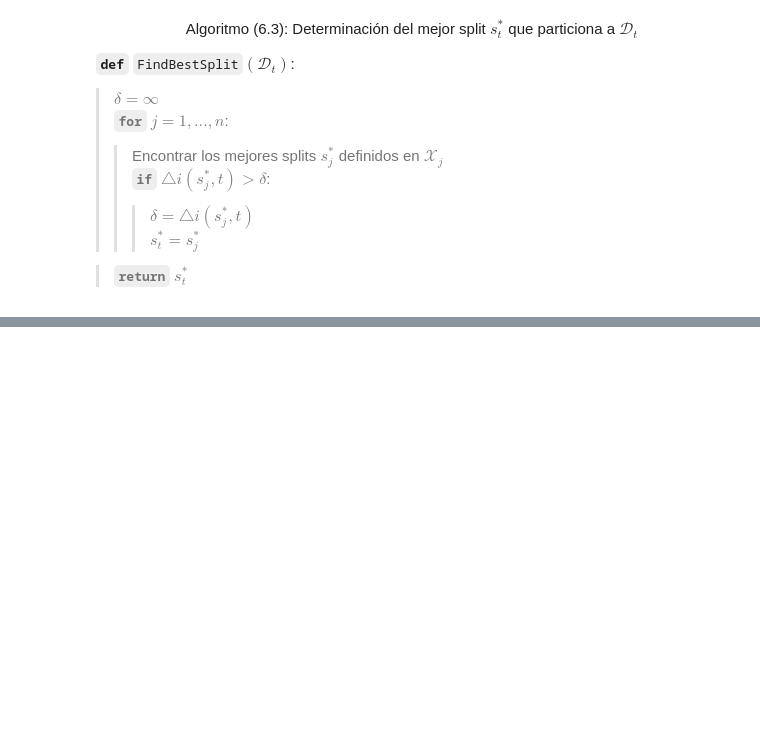
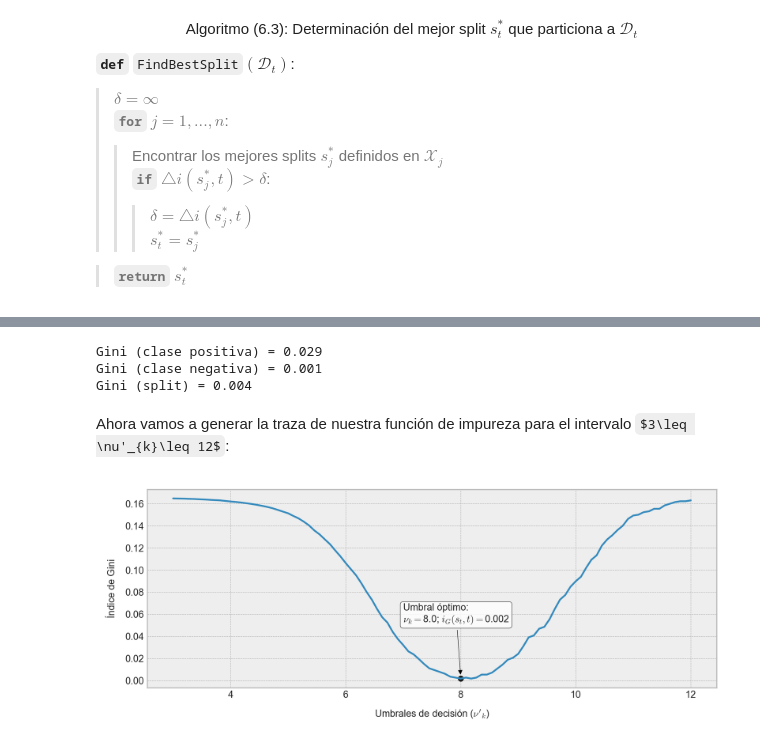
Before and after one commit to rquezadac/udd_data_science_lectures, a Jupyter notebook: PARTE II - Modelos de aprendizaje supervisado/clase_2_6.ipynb, the cells around one changed output, grey strips where cells are left out. Drawn from its saved outputs; the diff is of its cells as text; code cells hidden in the pictures; some formulas as TeX source; blank space fills up the shorter version.

Commit message:
grouping criterion for splitting

```diff
--- a/PARTE II - Modelos de aprendizaje supervisado/clase_2_6.ipynb
+++ b/PARTE II - Modelos de aprendizaje supervisado/clase_2_6.ipynb
@@ -884,0 +1066,43 @@ Como veremos más adelante, la complejidad de este algoritmo está acotada super
+# %%
+# Calculamos el índice de Gini para el umbral indicado.
+gini_val = calc_gini_impurity(df=data, val_col="value", label_col="label", pos_val="Positive", split_point=7.9, debug=True)
+# %% [output]
+Gini (clase positiva) = 0.029
+Gini (clase negativa) = 0.001
+Gini (split) = 0.004
+# %% [markdown]
+Ahora vamos a generar la traza de nuestra función de impureza para el intervalo $3\leq \nu'_{k}\leq 12$:
+# %%
+# Definimos un set de umbrales de decisión.
+thresholds = np.linspace(start=3, stop=12, num=100)
+# %%
+# Calculamos los índices de Gini para splits definidos por estos umbrales.
+gini_vals = []
+for thresh_k in thresholds:
+    gini_vals.append(
+        calc_gini_impurity(
+            df=data, val_col="value", label_col="label", pos_val="Positive",
+            split_point=thresh_k, debug=False,
+        )
+    )
+# %%
+# Visualizamos la traza de nuestra función de impureza basada en el índice de Gini.
+fig, ax = plt.subplots(figsize=(10, 4))
+ax.plot(thresholds, gini_vals, lw=2.0)
+ax.scatter(
+    thresholds[np.argmin(gini_vals)], np.min(gini_vals), s=40, marker="o",
+    color="k",
+)
+ax.annotate(
+    text="Umbral óptimo:\n" + r"$\nu_{k}=$"
+    + f"{thresholds[np.argmin(gini_vals)].round(3)}; " + r"$i_{G}(s_{t},t)=$"
+    + f"{np.min(gini_vals).round(3)}",
+    xy=(thresholds[np.argmin(gini_vals)], np.min(gini_vals) + 0.002),
+    xytext=(7.0, 0.06), size=11, va="center", arrowprops=dict(color="black", arrowstyle="-|>"),
+    bbox=dict(boxstyle="round", alpha=0.8, color="white", ec="black"),
+)
+ax.set_xlabel(r"Umbrales de decisión ($\nu'_{k}$)", fontsize=11, labelpad=10)
+ax.set_ylabel("Índice de Gini", fontsize=11, labelpad=10)
+plt.tight_layout();
+# %% [output]
+[figure, added]
```
Also changed, not shown: parts of 16 cells of this notebook, 1 other file.
